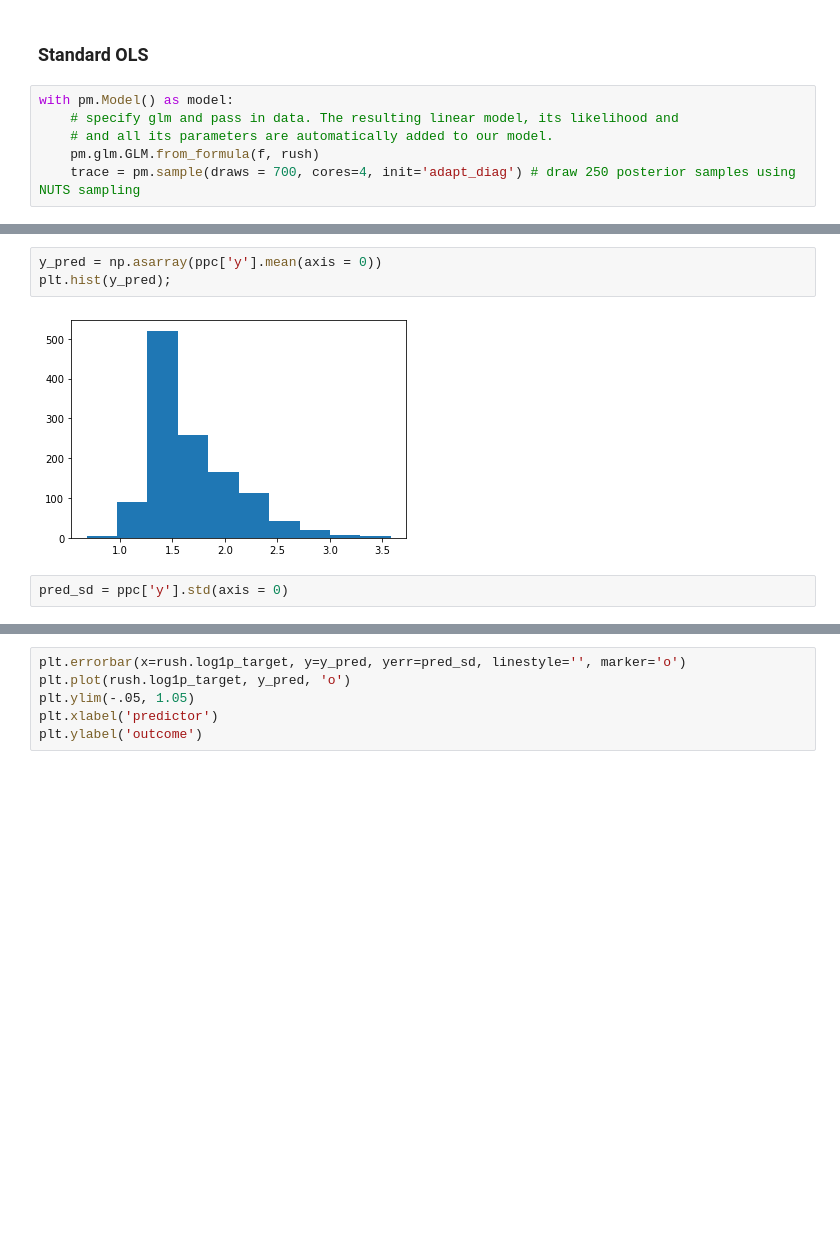
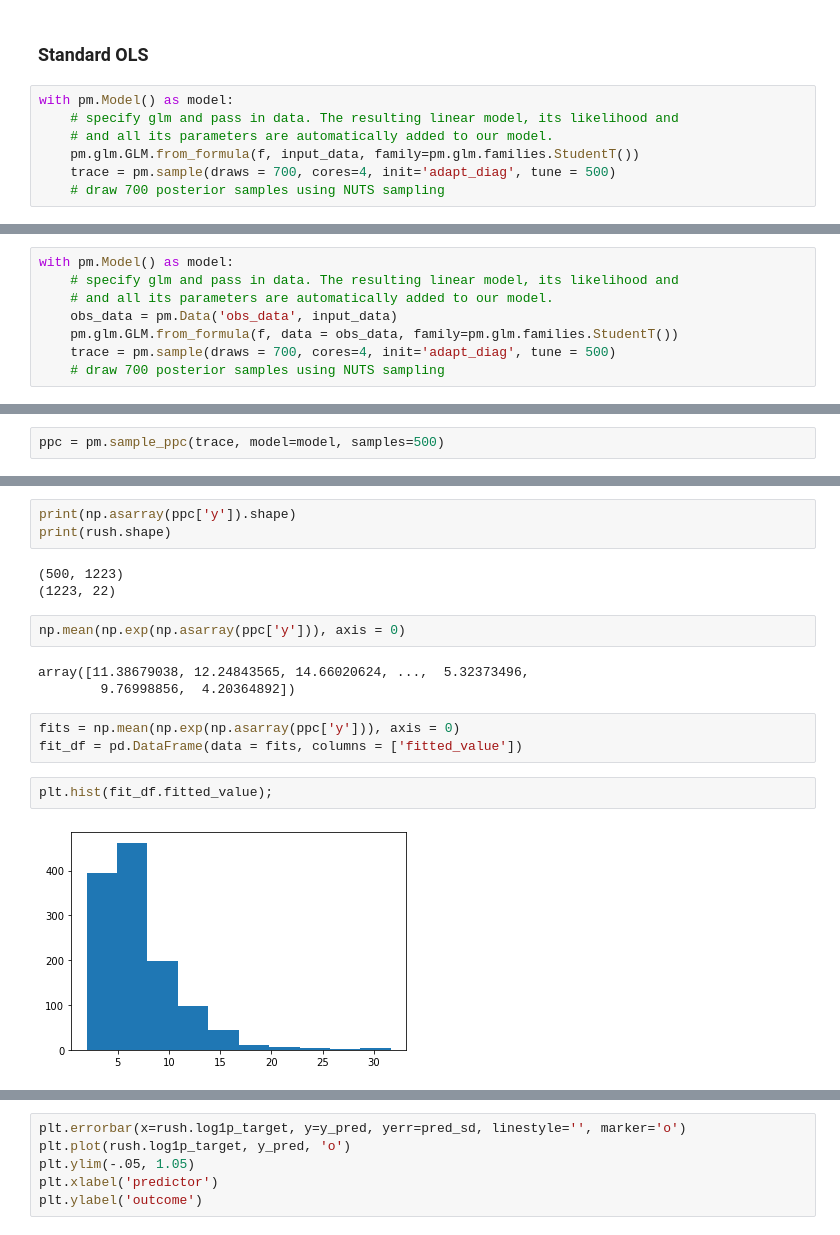
Before and after one commit to Matt-J-Christy/python_dev_practice, a Jupyter notebook: 03_model_building/03.2_rush_bayesian_ols.ipynb, the cells around one changed output, grey strips where cells are left out. Drawn from its saved outputs; the diff is of its cells as text; blank space fills up the shorter version.

Commit message:
updating bayesian modeling work... still can't get preds

```diff
--- a/03_model_building/03.2_rush_bayesian_ols.ipynb
+++ b/03_model_building/03.2_rush_bayesian_ols.ipynb
@@ -79,8 +81,9 @@ f = 'log1p_target ~ last_week_rush_fantasy_pts + last_week_TD + last_week_Yds +
 with pm.Model() as model:
     # specify glm and pass in data. The resulting linear model, its likelihood and
     # and all its parameters are automatically added to our model.
-    pm.glm.GLM.from_formula(f, rush)
-    trace = pm.sample(draws = 700, cores=4, init='adapt_diag') # draw 250 posterior samples using NUTS sampling
+    pm.glm.GLM.from_formula(f, input_data, family=pm.glm.families.StudentT())
+    trace = pm.sample(draws = 700, cores=4, init='adapt_diag', tune = 500)
+    # draw 700 posterior samples using NUTS sampling
 # %% [output]
 Auto-assigning NUTS sampler...
 Initializing NUTS using adapt_diag...
@@ -96,0 +94,8 @@ ppc = pm.sample_posterior_predictive(trace, model=model, samples=500)
+# %%
+with pm.Model() as model:
+    # specify glm and pass in data. The resulting linear model, its likelihood and
+    # and all its parameters are automatically added to our model.
+    obs_data = pm.Data('obs_data', input_data)
+    pm.glm.GLM.from_formula(f, data = obs_data, family=pm.glm.families.StudentT())
+    trace = pm.sample(draws = 700, cores=4, init='adapt_diag', tune = 500)
+    # draw 700 posterior samples using NUTS sampling
@@ -96,0 +114,2 @@ ppc = pm.sample_posterior_predictive(trace, model=model, samples=500)
+# %%
+ppc = pm.sample_ppc(trace, model=model, samples=500)
@@ -97,7 +144,18 @@ ppc = pm.sample_posterior_predictive(trace, model=model, samples=500)
+# %%
+print(np.asarray(ppc['y']).shape)
+print(rush.shape)
+# %% [output]
+(500, 1223)
+(1223, 22)
 # %%
-y_pred = np.asarray(ppc['y'].mean(axis = 0))
-plt.hist(y_pred);
+np.mean(np.exp(np.asarray(ppc['y'])), axis = 0)
 # %% [output]
-[figure, removed]
+array([11.38679038, 12.24843565, 14.66020624, ...,  5.32373496,
+        9.76998856,  4.20364892])
-# %%
-pred_sd = ppc['y'].std(axis = 0)
+# %%
+fits = np.mean(np.exp(np.asarray(ppc['y'])), axis = 0)
+fit_df = pd.DataFrame(data = fits, columns = ['fitted_value'])
+# %%
+plt.hist(fit_df.fitted_value);
+# %% [output]
+[figure, added]
```
Also changed, not shown: parts of 23 cells of this notebook, 1 other file.
